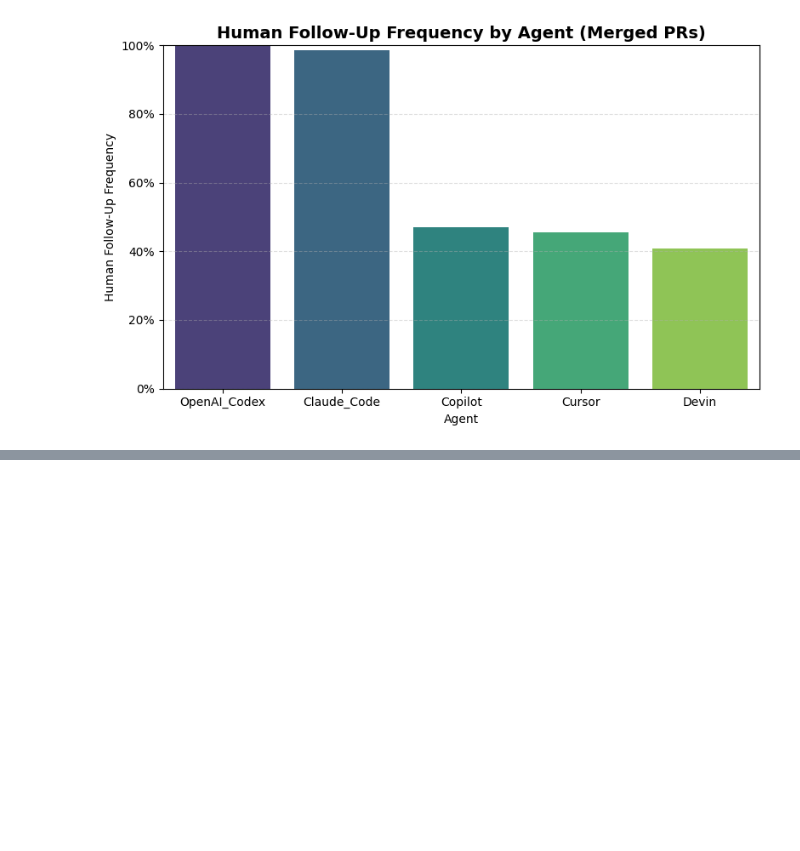
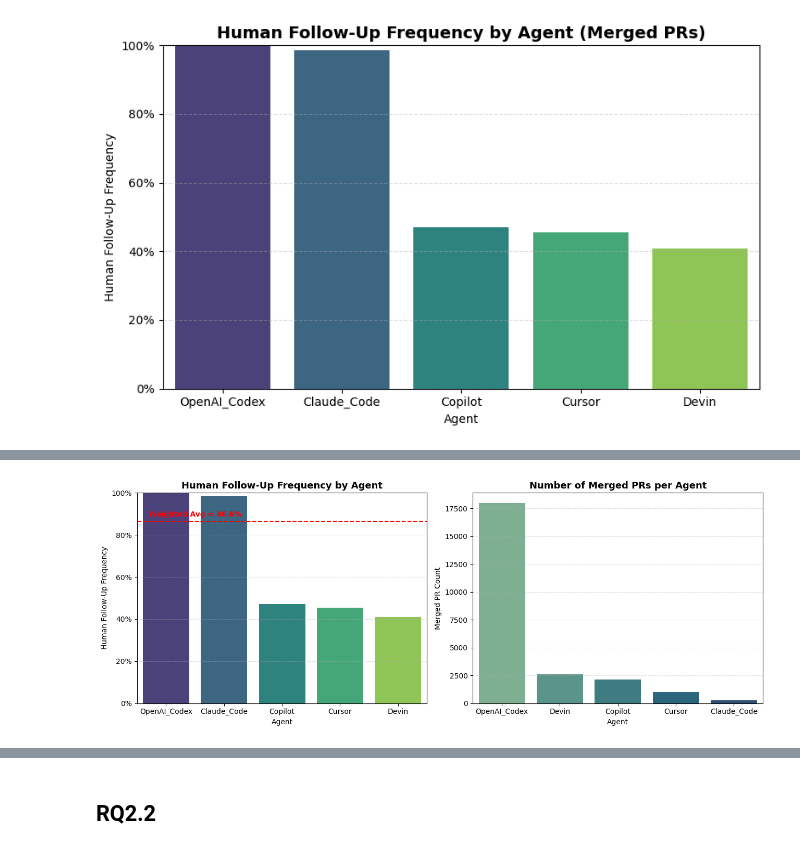
Before and after one commit to Lay-ke/Data-mining, a Jupyter notebook: analysis/load_AIDev.ipynb, the cells around one changed output, grey strips where cells are left out. Saved outputs shown, nothing was run; the diff lists cells and outputs as text; code cells hidden in the pictures; blank space fills up the shorter version.

```diff
--- a/analysis/load_AIDev.ipynb
+++ b/analysis/load_AIDev.ipynb
@@ -1208,0 +1200,73 @@ print(pr_commit_details_df.columns.tolist())
+# %%
+import matplotlib.pyplot as plt
+import seaborn as sns
+
+# --- Compute PR counts per agent ---
+pr_counts = merged_prs['agent'].value_counts().reset_index()
+pr_counts.columns = ['agent', 'pr_count']
+
+# --- Merge with follow-up frequencies ---
+viz_df = followup_df.merge(pr_counts, on='agent', how='left')
+
+# --- Compute weighted average human follow-up rate ---
+weighted_avg = (
+    (viz_df['human_followup_frequency'] * viz_df['pr_count']).sum() /
+    viz_df['pr_count'].sum()
+)
+
+# --- Visualization ---
+fig, axes = plt.subplots(1, 2, figsize=(13, 5))
+
+# --- Bar 1: Human Follow-Up Frequency ---
+sns.barplot(
+    data=viz_df.sort_values('human_followup_frequency', ascending=False),
+    x='agent', y='human_followup_frequency', palette='viridis', ax=axes[0]
+)
+axes[0].axhline(weighted_avg, color='red', linestyle='--', lw=1.5)
+axes[0].text(
+    x=0.5, y=weighted_avg + 0.02,
+    s=f"Weighted Avg = {weighted_avg*100:.1f}%",
+    color='red', ha='center', fontsize=10, fontweight='bold'
+)
+axes[0].set_title('Human Follow-Up Frequency by Agent', fontsize=13, weight='bold')
+axes[0].set_ylabel('Human Follow-Up Frequency')
+axes[0].set_xlabel('Agent')
+axes[0].set_ylim(0, 1)
+axes[0].grid(axis='y', linestyle='--', alpha=0.4)
+axes[0].yaxis.set_major_formatter(plt.FuncFormatter(lambda y, _: f"{y*100:.0f}%"))
+
+# --- Bar 2: Merged PR Count ---
+sns.barplot(
+    data=viz_df.sort_values('pr_count', ascending=False),
+    x='agent', y='pr_count', palette='crest', ax=axes[1]
+)
+axes[1].set_title('Number of Merged PRs per Agent', fontsize=13, weight='bold')
+axes[1].set_ylabel('Merged PR Count')
+axes[1].set_xlabel('Agent')
+axes[1].grid(axis='y', linestyle='--', alpha=0.4)
+
+plt.tight_layout()
+plt.show()
+
+print(f"🔹 Weighted Human Follow-Up Rate Across Agents: {weighted_avg*100:.2f}%")
+
+
+# --- Summary table combining frequency, PR count, and contribution share ---
+
+viz_df['pr_share'] = (viz_df['pr_count'] / viz_df['pr_count'].sum()) * 100
+viz_df['human_followup_%'] = viz_df['human_followup_frequency'] * 100
+
+summary_table = (
+    viz_df[['agent', 'pr_count', 'pr_share', 'human_followup_%']]
+    .sort_values('pr_count', ascending=False)
+    .reset_index(drop=True)
+)
+
+print("\n🔹 Summary Table: Human Follow-Up Frequency and PR Volume Share")
+print(summary_table.to_string(index=False, formatters={
+    'pr_share': '{:.2f}%'.format,
+    'human_followup_%': '{:.2f}%'.format
+}))
+
+print(f"\n🔸 Weighted Average Human Follow-Up Rate: {weighted_avg*100:.2f}%")
+# %% [output]
@@ -1208,0 +1280 @@ print(pr_commit_details_df.columns.tolist())
+[figure, added]
@@ -1208,0 +1292,2 @@ print(pr_commit_details_df.columns.tolist())
+# %% [markdown]
+## RQ2.2
```
Also changed, not shown: parts of 6 cells of this notebook.
